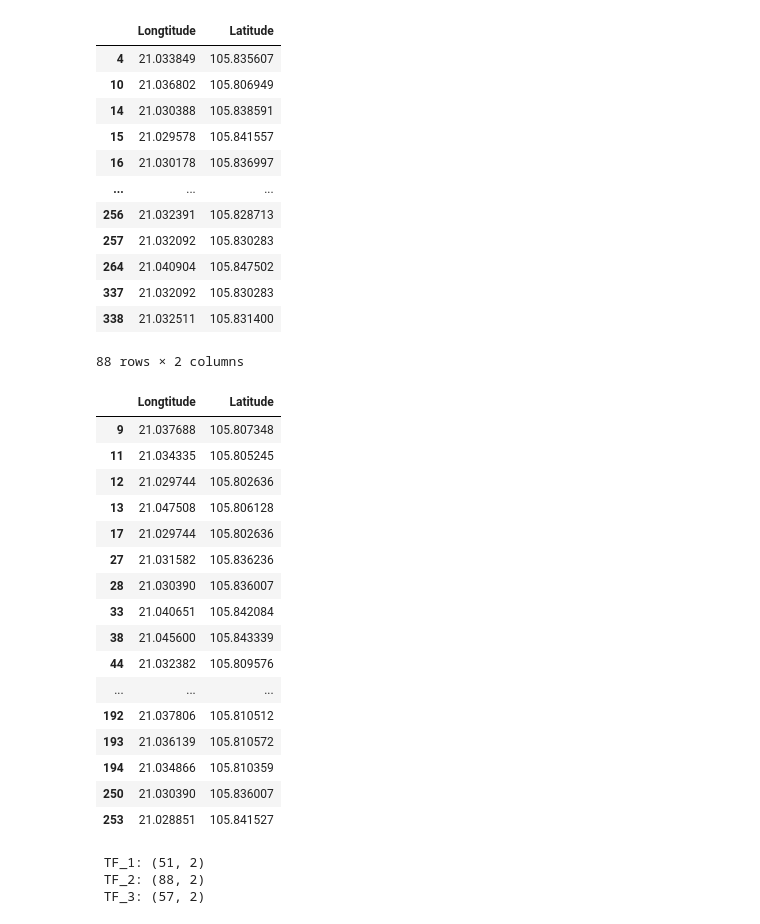
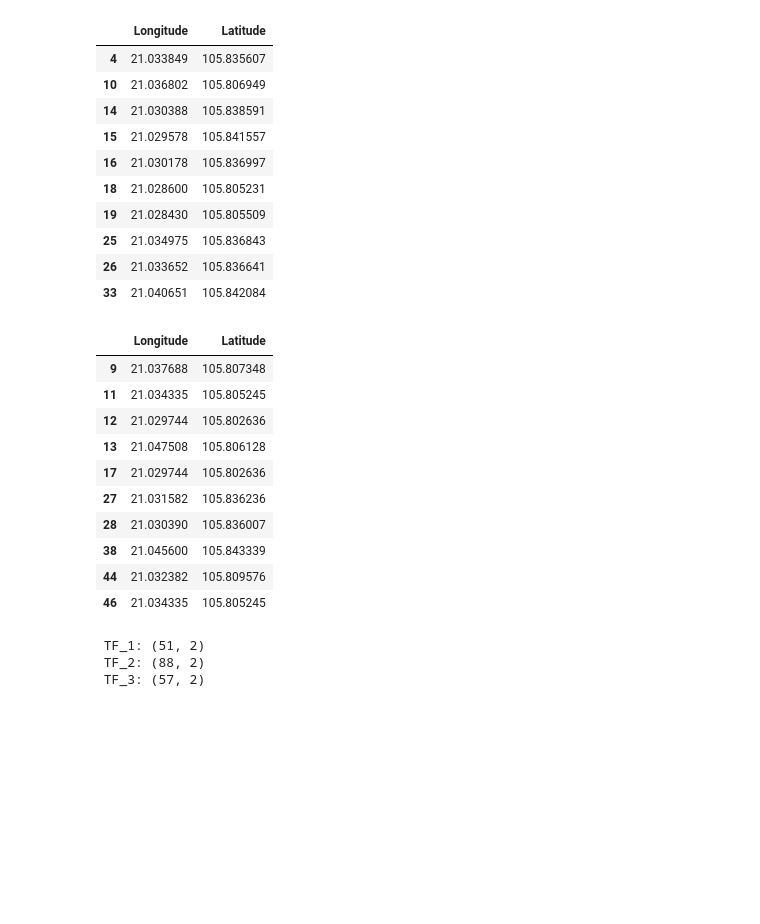
Before and after one commit to TQTien1/Street-Data, a Jupyter notebook: dbscan_test.ipynb, the cells around one changed output. Drawn from its saved outputs; the diff is of its cells as text; code cells hidden in the pictures; blank space fills up the shorter version.

```diff
--- a/dbscan_test.ipynb
+++ b/dbscan_test.ipynb
@@ -67,27 +59,25 @@ TF_1
 # %%
 #Cordinates for Traffic Level 2
 TF_2 = TF_main[TF_main['Traffic Level'] == 2].iloc[:,[0,1]]
-TF_2
+TF_2.head(10)
 # %% [output]
-|  | Longtitude | Latitude |
+|  | Longitude | Latitude |
 | 4 | 21.033849 | 105.835607 |
 | 10 | 21.036802 | 105.806949 |
 | 14 | 21.030388 | 105.838591 |
 | 15 | 21.029578 | 105.841557 |
 | 16 | 21.030178 | 105.836997 |
-| ... | ... | ... |
-| 256 | 21.032391 | 105.828713 |
-| 257 | 21.032092 | 105.830283 |
-| 264 | 21.040904 | 105.847502 |
-| 337 | 21.032092 | 105.830283 |
-| 338 | 21.032511 | 105.831400 |
+| 18 | 21.028600 | 105.805231 |
+| 19 | 21.028430 | 105.805509 |
+| 25 | 21.034975 | 105.836843 |
+| 26 | 21.033652 | 105.836641 |
+| 33 | 21.040651 | 105.842084 |
-88 rows × 2 columns
 # %%
 #Cordinates for Traffic Level 3
 TF_3 = TF_main[TF_main['Traffic Level'] == 3].iloc[:,[0,1]]
-TF_3
+TF_3.head(10)
 # %% [output]
-|  | Longtitude | Latitude |
+|  | Longitude | Latitude |
 | 9 | 21.037688 | 105.807348 |
 | 11 | 21.034335 | 105.805245 |
 | 12 | 21.029744 | 105.802636 |
@@ -95,13 +85,7 @@ TF_3
 | 17 | 21.029744 | 105.802636 |
 | 27 | 21.031582 | 105.836236 |
 | 28 | 21.030390 | 105.836007 |
-| 33 | 21.040651 | 105.842084 |
 | 38 | 21.045600 | 105.843339 |
 | 44 | 21.032382 | 105.809576 |
-| ... | ... | ... |
-| 192 | 21.037806 | 105.810512 |
-| 193 | 21.036139 | 105.810572 |
-| 194 | 21.034866 | 105.810359 |
-| 250 | 21.030390 | 105.836007 |
-| 253 | 21.028851 | 105.841527 |
+| 46 | 21.034335 | 105.805245 |
 # %%
```
Also changed, not shown: parts of 12 cells of this notebook.
